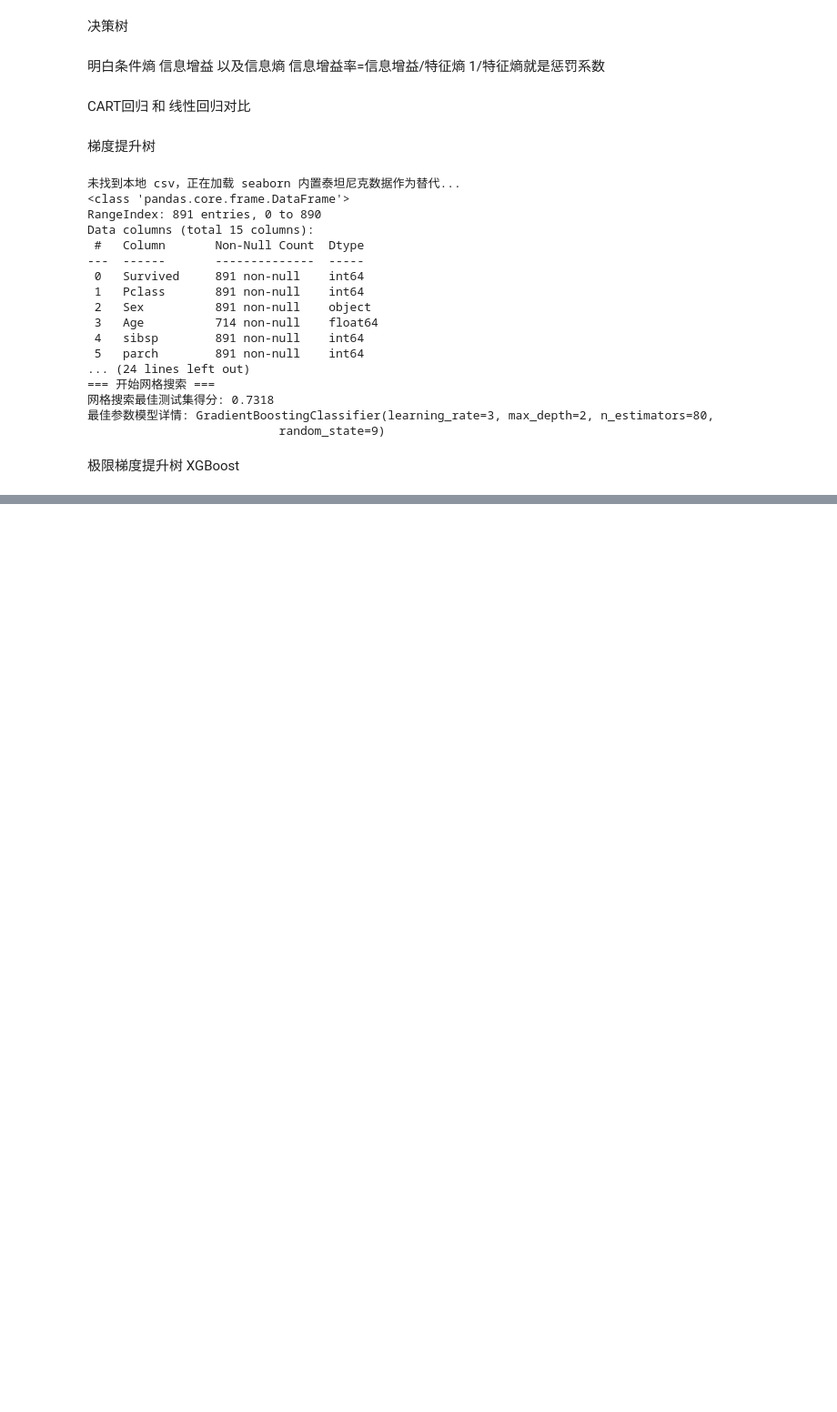
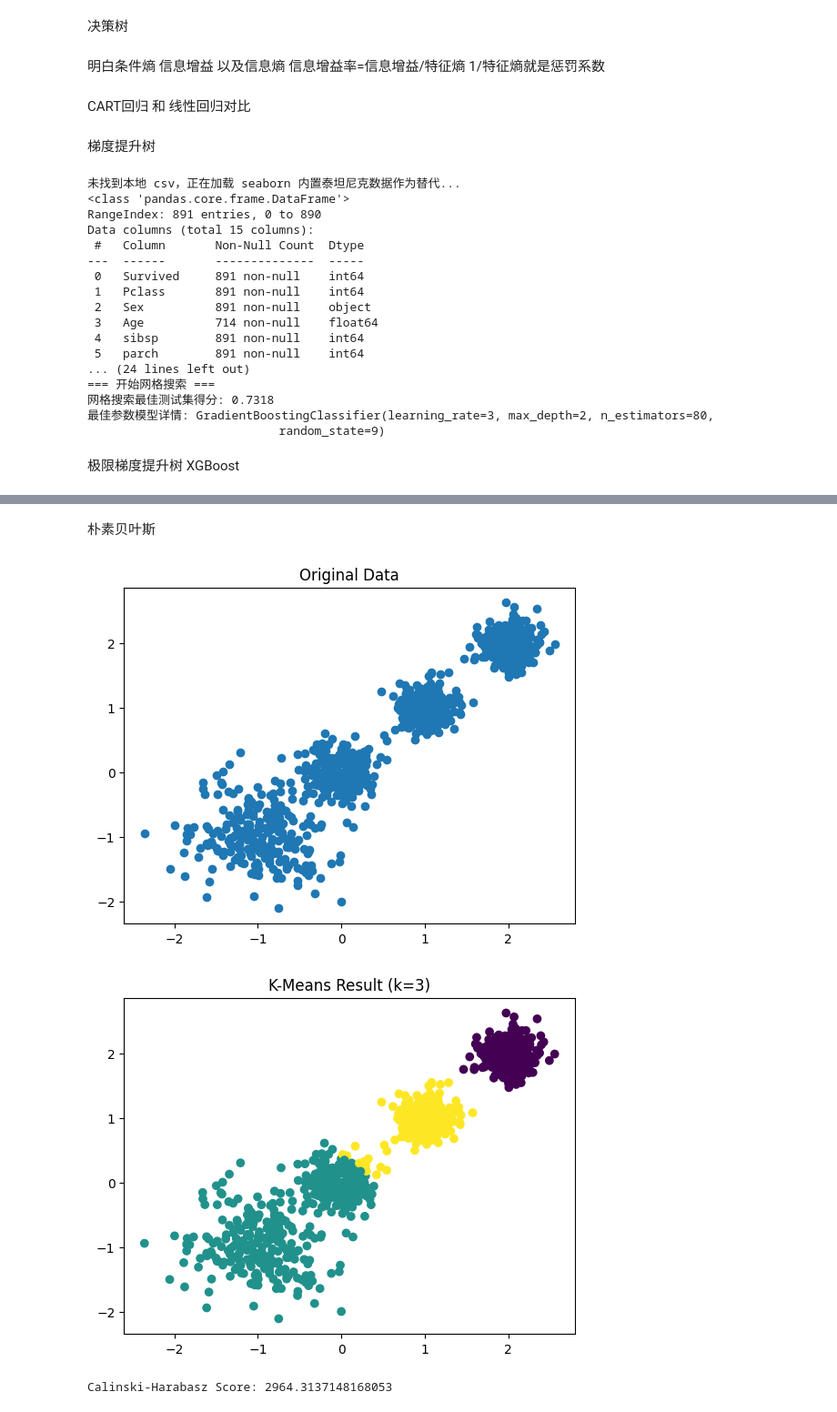
Before and after one commit to weishauixi/interesting, a Jupyter notebook: 学习.ipynb, the cells around one changed output, grey strips where cells are left out. Shown at 91% size. Cells and saved outputs as stored; diff of their text form; code cells hidden in the pictures; blank space fills up the shorter version.

```diff
--- a/学习.ipynb
+++ b/学习.ipynb
@@ -1484,3 +1484,5 @@ if __name__ == '__main__':
               min_child_weight=None, missing=nan, monotone_constraints=None,
               multi_strategy=None, n_estimators=np.int64(100), n_jobs=None, ...)
 estimator.best_params_--> {'eta': np.float64(0.4), 'max_depth': np.int64(4), 'n_estimators': np.int64(100)}
+# %% [markdown]
+朴素贝叶斯
@@ -1486,0 +1561,40 @@ estimator.best_params_--> {'eta': np.float64(0.4), 'max_depth': np.int64(4), 'n_
+# %%
+# 1. 导入工具包
+from sklearn.cluster import KMeans
+import matplotlib.pyplot as plt
+from sklearn.datasets import make_blobs
+from sklearn.metrics import calinski_harabasz_score
+
+# 2. 创建数据集
+# 1000个样本, 每个样本2个特征, 4个质心, 数据标准差[0.4, 0.2, 0.2, 0.2]
+x, y = make_blobs(
+    n_samples=1000,
+    n_features=2,
+    centers=[[-1,-1], [0,0], [1,1], [2,2]],
+    cluster_std=[0.4, 0.2, 0.2, 0.2],
+    random_state=22
+)
+
+# 绘制原始数据分布图
+plt.figure()
+plt.scatter(x[:, 0], x[:, 1], marker='o')
+plt.title("Original Data")
+plt.show()
+
+# 3. 使用 k-means 进行聚类
+# 注意：虽然数据生成了4个中心，但这里演示尝试用 n_clusters=3 进行聚类
+y_pred = KMeans(n_clusters=3, random_state=22).fit_predict(x)
+
+# 绘制聚类后的结果图
+plt.scatter(x[:, 0], x[:, 1], c=y_pred)
+plt.title("K-Means Result (k=3)")
+plt.show()
+
+# 4. 模型评估 (CH分数)
+# 分数越高，代表聚类效果越好（类内紧凑，类间分离）
+score = calinski_harabasz_score(x, y_pred)
+print(f"Calinski-Harabasz Score: {score}")
+# %% [output]
+[figure, added]
+[figure, added]
+Calinski-Harabasz Score: 2964.3137148168053
```
Also changed, not shown: parts of 5 cells of this notebook, 1 other file.
